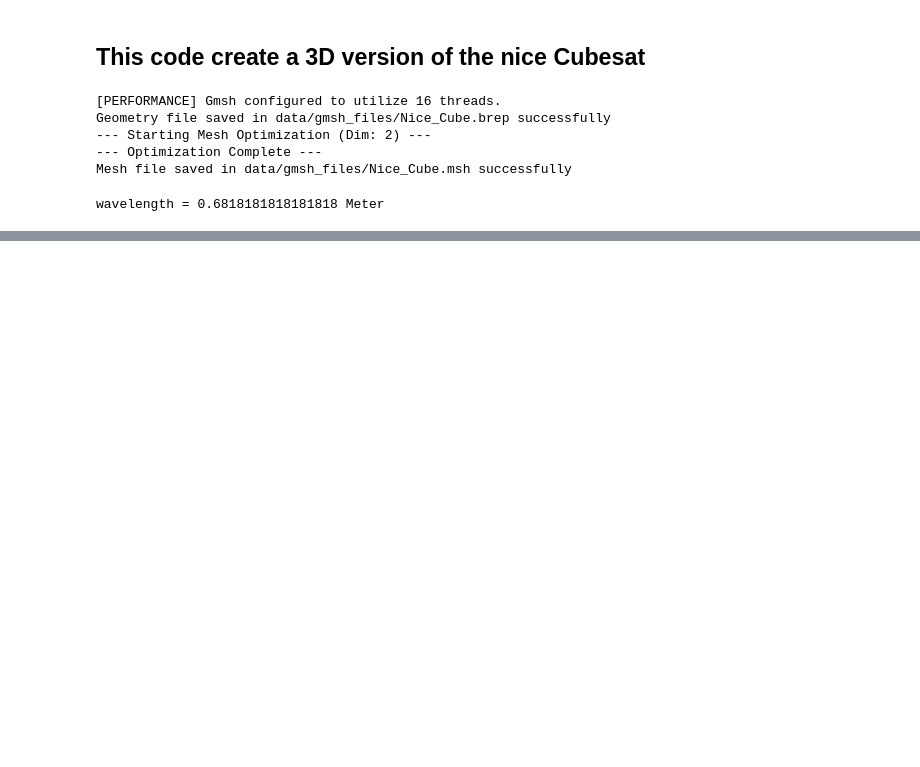
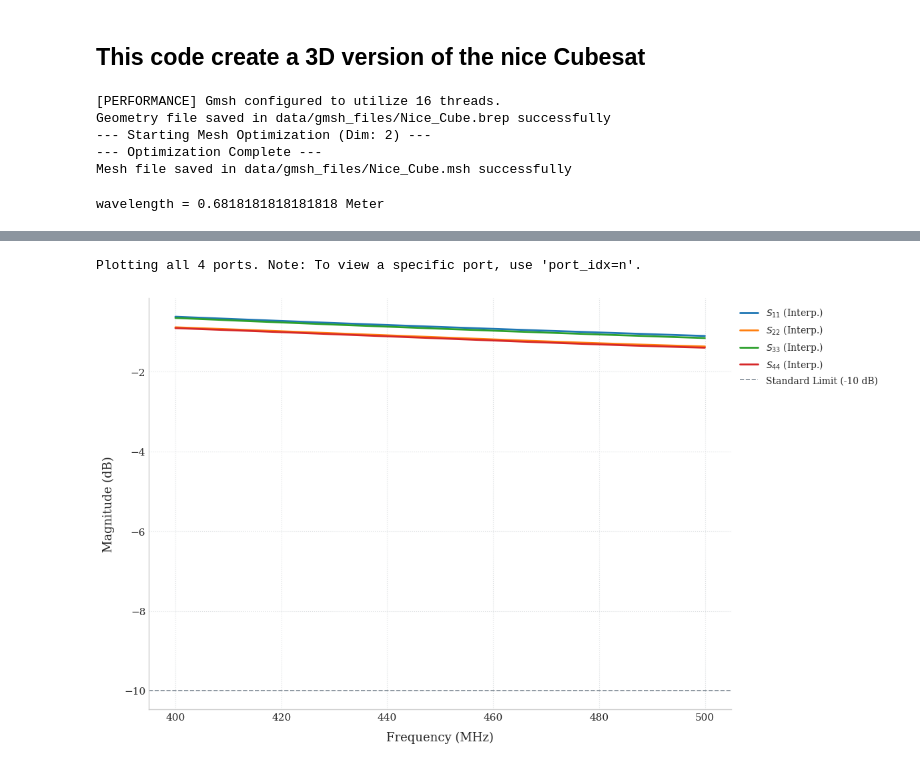
Before and after one commit to FahdilOuro/Antenna_Solver_MoM, a Jupyter notebook: backend/antenna_simulation/Nice_Cube/Nice_Cube_radiation.ipynb, the cells around one changed output, grey strips where cells are left out. Cells and saved outputs as stored; diff of their text form; code cells hidden in the pictures; blank space fills up the shorter version.

```diff
--- a/backend/antenna_simulation/Nice_Cube/Nice_Cube_radiation.ipynb
+++ b/backend/antenna_simulation/Nice_Cube/Nice_Cube_radiation.ipynb
@@ -129,0 +168,5 @@ Data loaded from data/antennas_gain_power/Nice_Cube_gain_power.mat
+# %%
+plot_s_parameters(path, interpolation_threshold=0)
+# %% [output]
+Plotting all 4 ports. Note: To view a specific port, use 'port_idx=n'.
+[figure, added]
```
Also changed, not shown: parts of 8 cells of this notebook, 9 other files.
